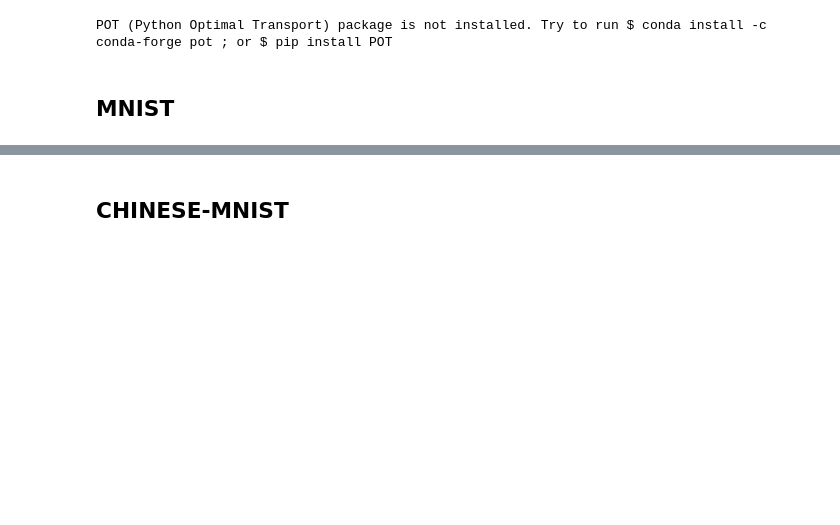
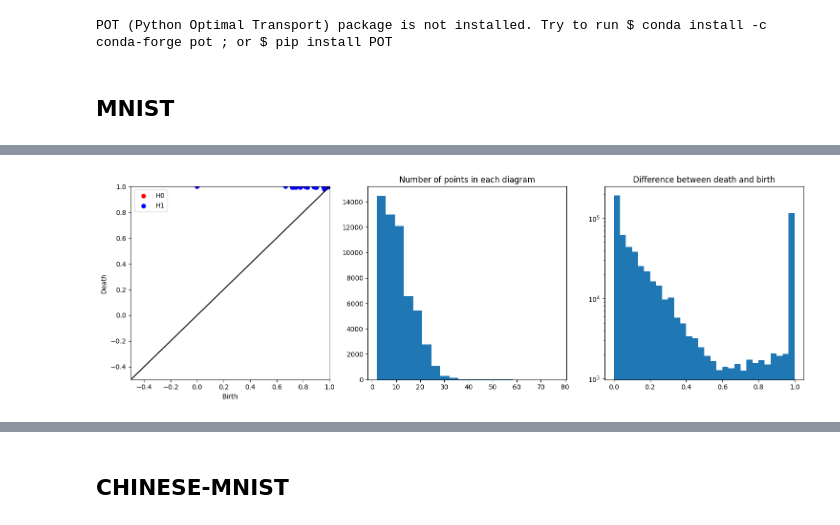
Before and after one commit to ChervovNikita/topological_DL_course_work, a Jupyter notebook: classification_transformer/look_through_diagrams.ipynb, the cells around one changed output, grey strips where cells are left out. Cells and saved outputs as stored; diff of their text form; code cells hidden in the pictures; blank space fills up the shorter version.

```diff
--- a/classification_transformer/look_through_diagrams.ipynb
+++ b/classification_transformer/look_through_diagrams.ipynb
@@ -113,0 +91,4 @@ plt.hist(counts, bins=20);
+# %%
+show_diagram('../data/mnist/base_train.pt')
+# %% [output]
+[figure, added]
```
Also changed, not shown: parts of 23 cells of this notebook.
